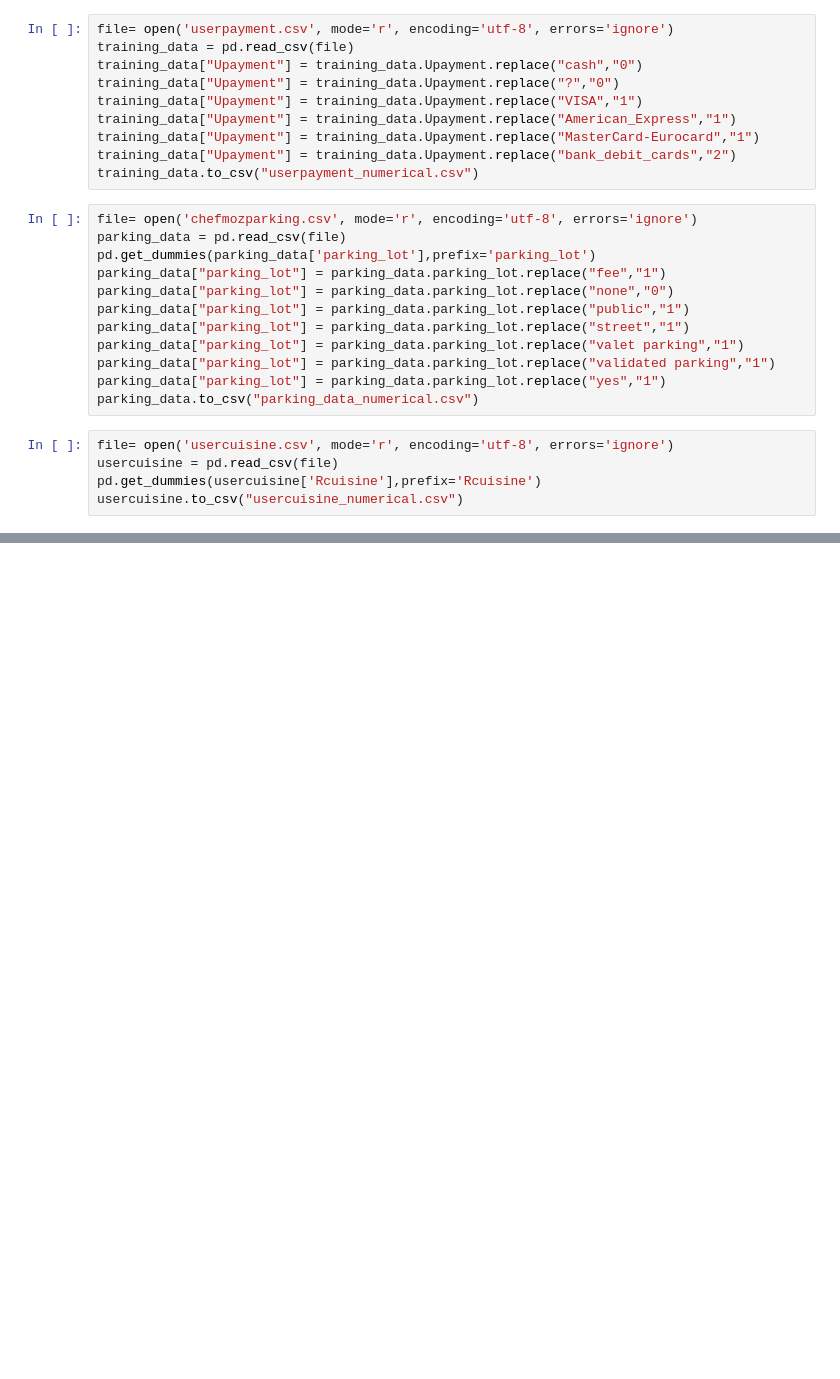
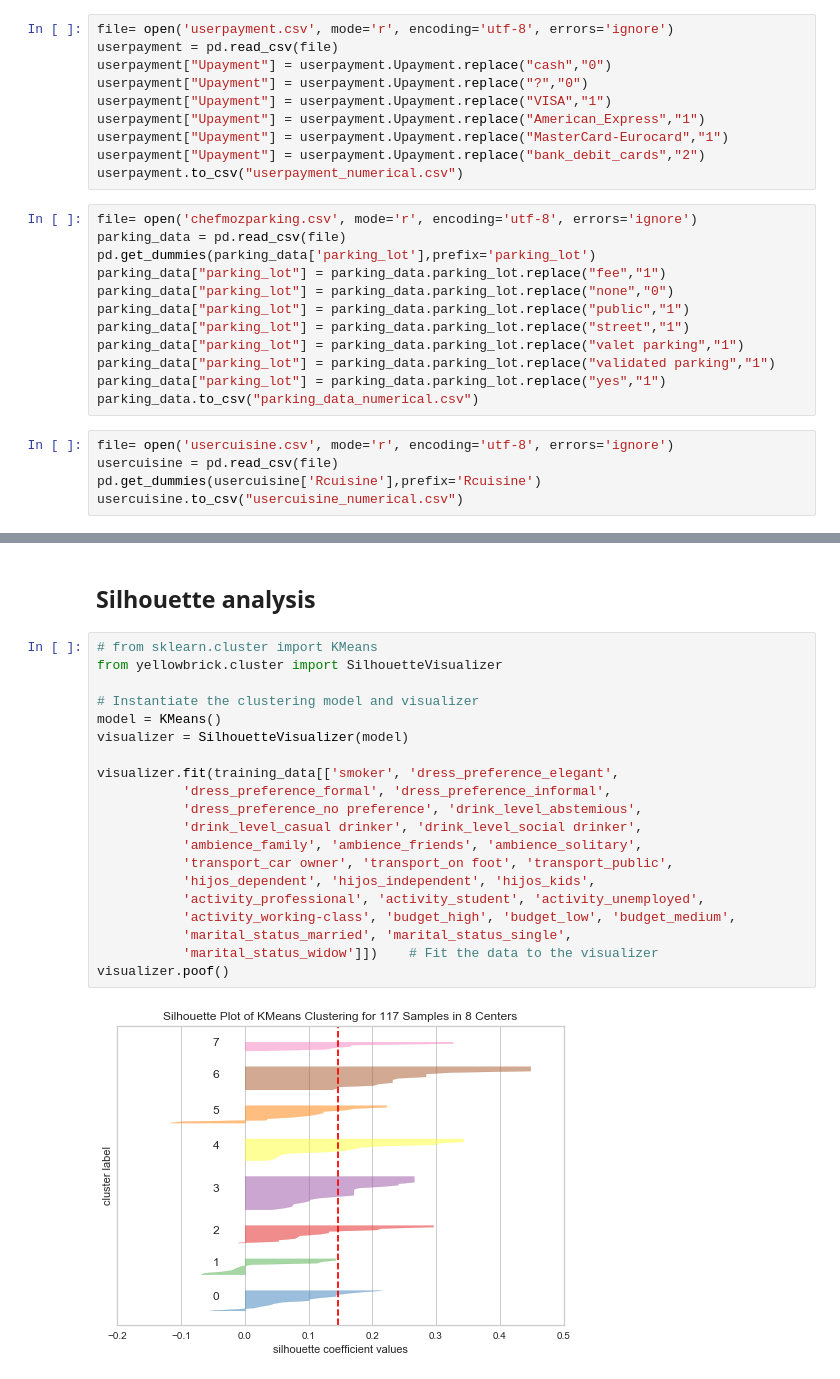
Before and after one commit to teknus/Anime-recommendation, a Jupyter notebook: model/Recomendador.ipynb, the cells around one changed output, grey strips where cells are left out. Cells and saved outputs as stored; diff of their text form; blank space fills up the shorter version.

```diff
--- a/model/Recomendador.ipynb
+++ b/model/Recomendador.ipynb
@@ -70,13 +67,13 @@ plt.show()
 # %%
 file= open('userpayment.csv', mode='r', encoding='utf-8', errors='ignore')
-training_data = pd.read_csv(file)
-training_data["Upayment"] = training_data.Upayment.replace("cash","0")
-training_data["Upayment"] = training_data.Upayment.replace("?","0")
-training_data["Upayment"] = training_data.Upayment.replace("VISA","1")
-training_data["Upayment"] = training_data.Upayment.replace("American_Express","1")
-training_data["Upayment"] = training_data.Upayment.replace("MasterCard-Eurocard","1")
-training_data["Upayment"] = training_data.Upayment.replace("bank_debit_cards","2")
-training_data.to_csv("userpayment_numerical.csv")
+userpayment = pd.read_csv(file)
+userpayment["Upayment"] = userpayment.Upayment.replace("cash","0")
+userpayment["Upayment"] = userpayment.Upayment.replace("?","0")
+userpayment["Upayment"] = userpayment.Upayment.replace("VISA","1")
+userpayment["Upayment"] = userpayment.Upayment.replace("American_Express","1")
+userpayment["Upayment"] = userpayment.Upayment.replace("MasterCard-Eurocard","1")
+userpayment["Upayment"] = userpayment.Upayment.replace("bank_debit_cards","2")
+userpayment.to_csv("userpayment_numerical.csv")
 # %%
 file= open('chefmozparking.csv', mode='r', encoding='utf-8', errors='ignore')
 parking_data = pd.read_csv(file)
@@ -107,0 +106,24 @@ rating_final.head()
+# %% [markdown]
+## Silhouette analysis
+# %%
+# from sklearn.cluster import KMeans
+from yellowbrick.cluster import SilhouetteVisualizer
+
+# Instantiate the clustering model and visualizer
+model = KMeans()
+visualizer = SilhouetteVisualizer(model)
+
+visualizer.fit(training_data[['smoker', 'dress_preference_elegant',
+           'dress_preference_formal', 'dress_preference_informal',
+           'dress_preference_no preference', 'drink_level_abstemious',
+           'drink_level_casual drinker', 'drink_level_social drinker',
+           'ambience_family', 'ambience_friends', 'ambience_solitary',
+           'transport_car owner', 'transport_on foot', 'transport_public',
+           'hijos_dependent', 'hijos_independent', 'hijos_kids',
+           'activity_professional', 'activity_student', 'activity_unemployed',
+           'activity_working-class', 'budget_high', 'budget_low', 'budget_medium',
+           'marital_status_married', 'marital_status_single',
+           'marital_status_widow']])    # Fit the data to the visualizer
+visualizer.poof()
+# %% [output]
+[figure, added]
```
Also changed, not shown: parts of 15 cells of this notebook.
